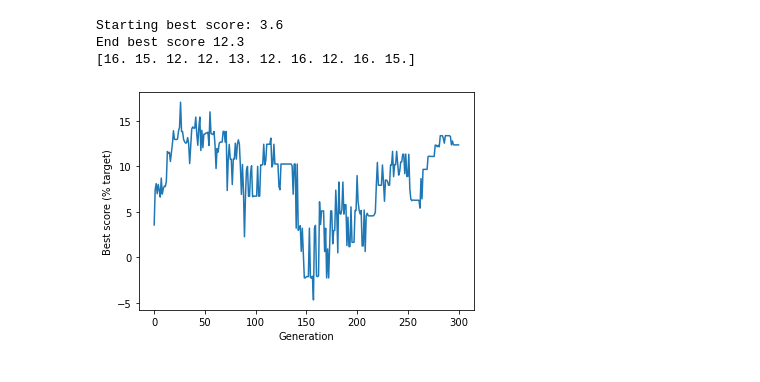
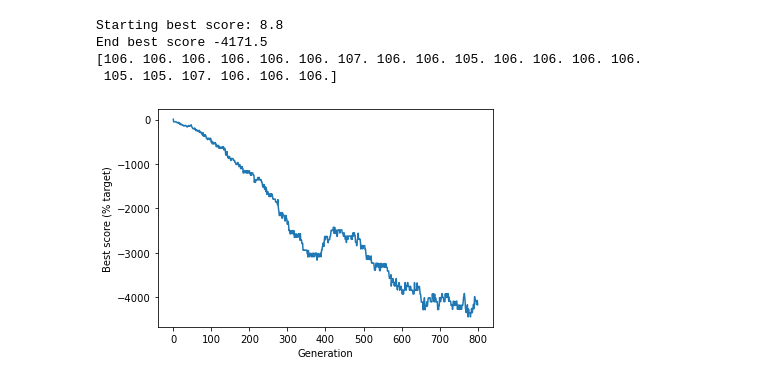
Before and after one commit to tobiasbudig/attack-hypotheses-generation, a Jupyter notebook: ga_model_binary.ipynb, the cells around one changed output. Saved outputs shown, nothing was run; the diff lists cells and outputs as text; code cells hidden in the pictures.

Commit message:
added correlations

```diff
--- a/ga_model_binary.ipynb
+++ b/ga_model_binary.ipynb
@@ -59,7 +52,15 @@ def calculate_fitness(individuals, probs):
     probs = np.array (probs) # array with probabilities
     ones = np.ones(len(probs)) # number of ones 269x1
     occurrences = (individuals @ ones) # number of ones in individual 6x1
-    corr = (individuals @ excel_corr) # array with population x correlations 6x269
+    P = individuals # 6x269
+    corr = np.array(excel_corr).reshape(269,269)
+    np.fill_diagonal(corr, 0) # 269x269, correlation matrix with 0 self covariance
+    A = (P @ corr) # 6x269
+    K = (P @ A.T) # 6x6
+    k = K.diagonal() # diagonal elements of matrix K
+    print(k.shape)
+
+#    corr = (individuals @ excel_corr) # array with population x correlations 6x269
 #    print(corr)
 #    print(excel_corr.shape)
 #    print(corr.shape)
@@ -83,23 +84,24 @@ def calculate_fitness(individuals, probs):
 #             x = x*20
 
 
-#     print("")
-#     print (a)
+#    print("")
+    print (a.shape)
 #     print("")
 #     print(occurrences)
 #     print("")
 #     print (b)
 #     print("")
 #     print (c)
+    fitness_scores = ((a.T+k*0.7)-c) # best results with a.t/2+k*0.7-c
+#    fitness_scores = fitness_scores_nd.tolist()
+#    fitness_scores = np.subtract((k), c)
+#    fitness_scores = np.subtract(a.T, c)
+    print (fitness_scores.shape)
 
-
-    fitness_scores = np.subtract(a.T, c)
-
- #   print (fitness_scores)
-
-    return fitness_scores[0]
+    return fitness_scores
 # %%
-# test1 = create_starting_population(6)
-# print('Startpopulation')
-# print(test1)
-# calculate_fitness(test1, probs)
+test1 = create_starting_population(6)
+print('Startpopulation')
+print(test1)
+
+calculate_fitness(test1, probs)
@@ -228,8 +247,8 @@ def randomly_mutate_population(population, mutation_probability):
 # main algorithm code
 # set general parameters
 chromosome_length = len(probs)
-population_size = 10
-maximum_generation = 300 # tested with 1000 generations, 250 to 300 generations seems reasonable for iterations
+population_size = 20
+maximum_generation = 800 # tested with 1000 generations, 250 to 300 generations seems reasonable for iterations
 best_score_progress = [] # tracks progress
 
 # create starting population
@@ -259,36 +278,37 @@ for generation in range(maximum_generation):
         new_population.append(child_1)
         new_population.append(child_2)
 
     # replace the old population with the new one
     population = np.array(new_population)
 
     # apply mutation
-    mutation_rate = 0.002
+    mutation_rate = 0.001
     population = randomly_mutate_population(population, mutation_rate)
 
     # score best solution, and add to tracker
     scores = calculate_fitness(population, probs)
     best_score = np.max(scores)
     best_score_progress.append(best_score)
 
     # print(best_score)
 
 # GA has completed required generation number
 print ('End best score %.1f' %best_score)
 
 ones = np.ones(len(probs)) # number of ones 269x1
 occurrences = (population @ ones)
 print (occurrences)
 
 # plot progress
 %matplotlib inline
 plt.plot(best_score_progress)
 plt.xlabel('Generation')
 plt.ylabel('Best score (% target)')
 plt.show()
 # %% [output]
-Starting best score: 3.6
-End best score 12.3
-[16. 15. 12. 12. 13. 12. 16. 12. 16. 15.]
+Starting best score: 8.8
+End best score -4171.5
+[106. 106. 106. 106. 106. 106. 107. 106. 106. 105. 106. 106. 106. 106.
+ 105. 105. 107. 106. 106. 106.]
-[figure, old version]
+[figure, new version]
 # %%
```
Also changed, not shown: parts of 6 cells of this notebook.
